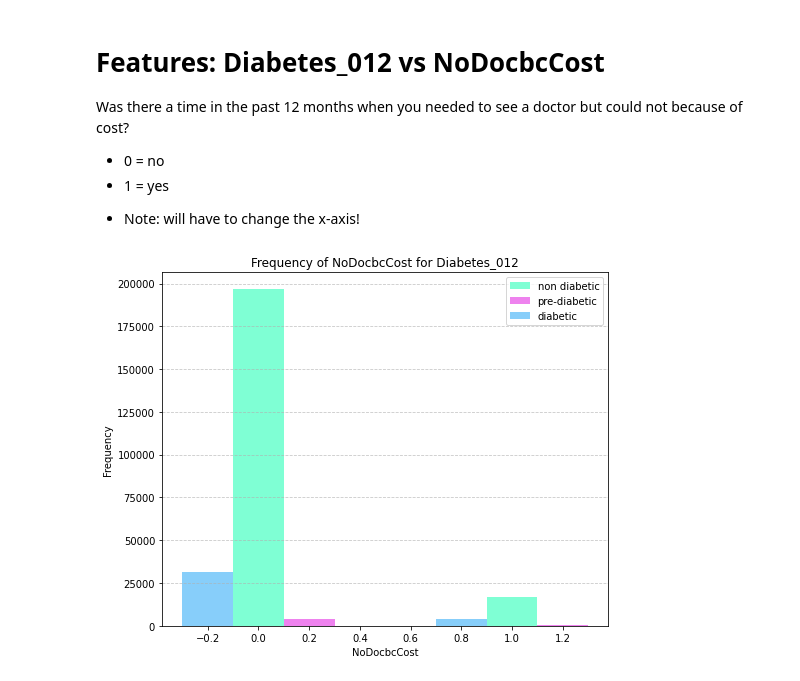
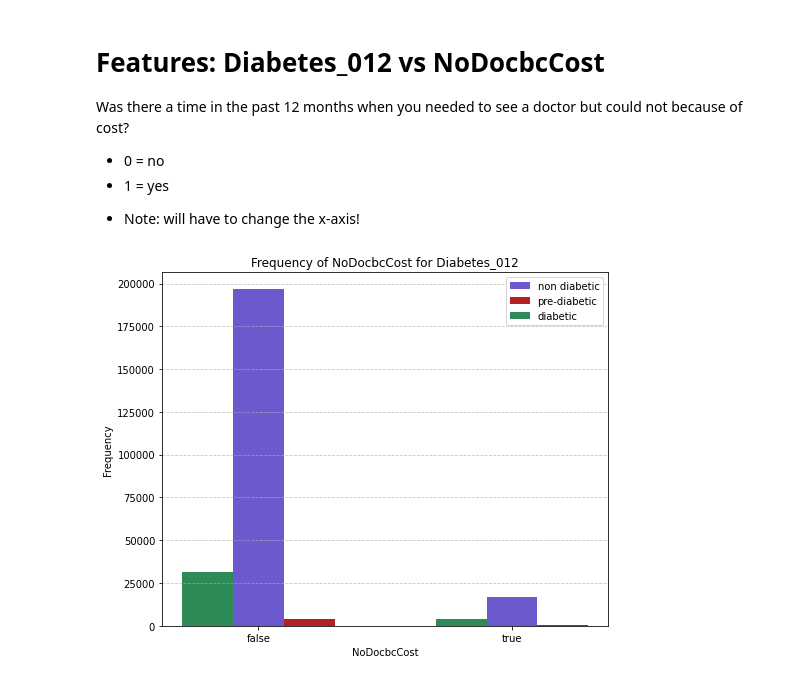
Before and after one commit to einavrobyncohen/ML-92, a Jupyter notebook: Visualization_diabetes_socioeconomic.ipynb, the cells around one changed output. Drawn from its saved outputs; the diff is of its cells as text; code cells hidden in the pictures.

Commit message:
Changed comments, changed colors, added individual bar charts, changed x-axis of NoDocbcCost and AnyHealthcare

```diff
--- a/Visualization_diabetes_socioeconomic.ipynb
+++ b/Visualization_diabetes_socioeconomic.ipynb
@@ -263,29 +329,29 @@ Was there a time in the past 12 months when you needed to see a doctor but could
 - 1 = yes
 * Note: will have to change the x-axis!
 # %%
-# Count occurrences of each education level wrt diabetes and sort from 1 to 6
-education0_counts = diabetes_0['NoDocbcCost'].value_counts().sort_index()
-education1_counts = diabetes_1['NoDocbcCost'].value_counts().sort_index()
-education2_counts = diabetes_2['NoDocbcCost'].value_counts().sort_index()
+# Count occurrences of no-doctor-cost being true and false wrt diabetes categories
+docCost0_count = diabetes_0['NoDocbcCost'].value_counts().sort_index()
+docCost1_count = diabetes_1['NoDocbcCost'].value_counts().sort_index()
+docCost2_count = diabetes_2['NoDocbcCost'].value_counts().sort_index()
 
 # Size of figure
 plt.figure(figsize=(8, 6.5))
 
 # Plotting the bars
 x = np.arange(2)
-plt.bar(x, education0_counts, width = 0.2, color='aquamarine', label='non diabetic')
-plt.bar(x+0.2, education1_counts, width = 0.2, color='violet', label='pre-diabetic')
-plt.bar(x-0.2, education2_counts, width = 0.2, color='lightskyblue', label='diabetic')
+plt.bar(['false','true'], docCost0_count, width = 0.2, color='slateblue', label='non diabetic')
+plt.bar(x+0.2, docCost1_count, width = 0.2, color='firebrick', label='pre-diabetic')
+plt.bar(x-0.2, docCost2_count, width = 0.2, color='seagreen', label='diabetic')
 
 # Labels + title
 plt.xlabel('NoDocbcCost')
 plt.ylabel('Frequency')
 plt.title('Frequency of NoDocbcCost for Diabetes_012')
 # Set values on x-axis horizontal
 plt.xticks(rotation=0)
 # Adding grid
 plt.grid(axis='y', linestyle='--', alpha=0.7)
 plt.legend()
 plt.show()
 # %% [output]
-[figure, old version]
+[figure, new version]
```
Also changed, not shown: parts of 15 cells of this notebook.
